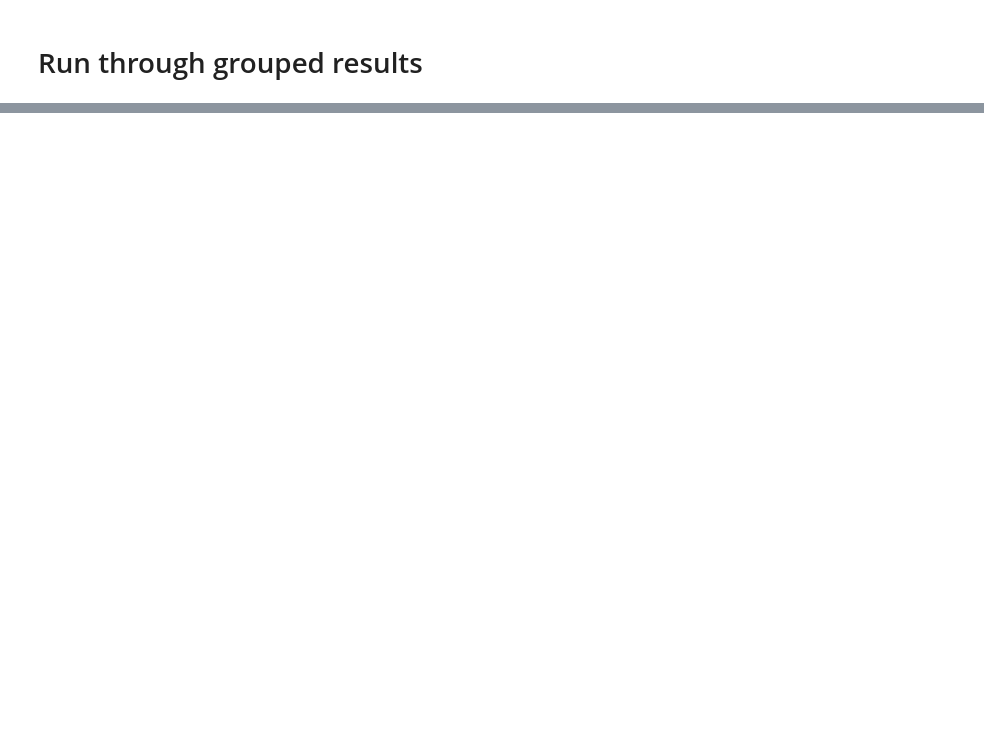
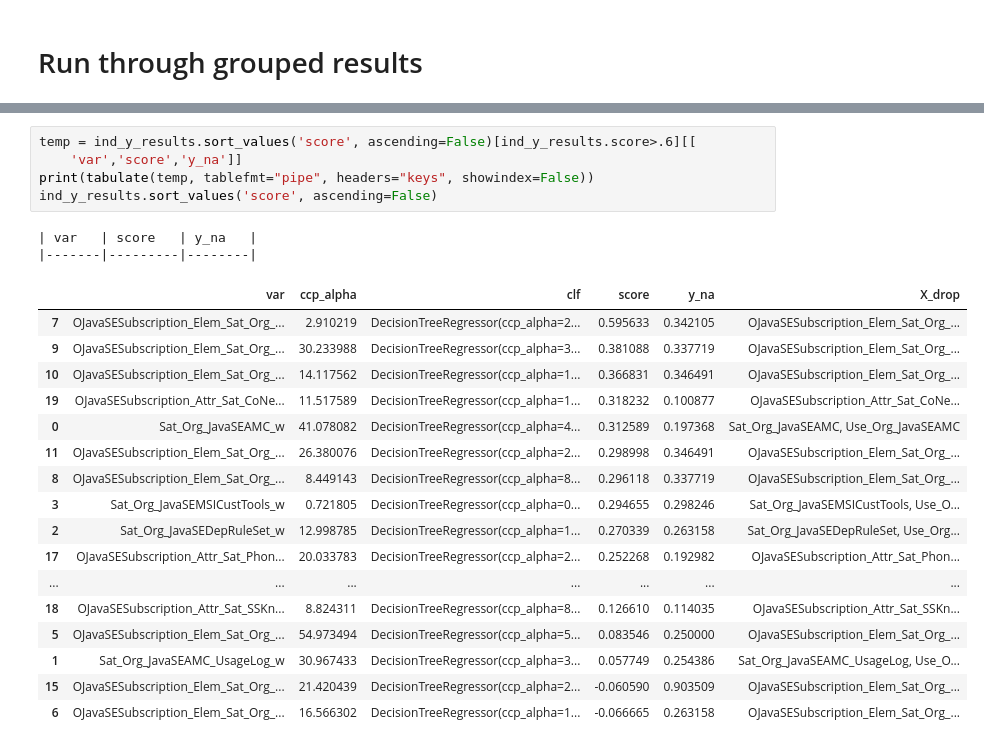
Before and after one commit to liouviaglou/JavaSE_202007, a Jupyter notebook: scripts/decision_trees.ipynb, the cells around one changed output, grey strips where cells are left out. Drawn from its saved outputs; the diff is of its cells as text; blank space fills up the shorter version.

```diff
--- a/scripts/decision_trees.ipynb
+++ b/scripts/decision_trees.ipynb
@@ -546,0 +830,25 @@ KeyError: "[('Sat_Org_JavaSEAMC', 'Sat_Org_JavaSEAMC_UsageLog', 'Sat_Org_JavaSED
+# %%
+temp = ind_y_results.sort_values('score', ascending=False)[ind_y_results.score>.6][[
+    'var','score','y_na']]
+print(tabulate(temp, tablefmt="pipe", headers="keys", showindex=False))
+ind_y_results.sort_values('score', ascending=False)
+# %% [output]
+| var   | score   | y_na   |
+|-------|---------|--------|
+|  | var | ccp_alpha | clf | score | y_na | X_drop |
+| 7 | OJavaSESubscription_Elem_Sat_Org_... | 2.910219 | DecisionTreeRegressor(ccp_alpha=2... | 0.595633 | 0.342105 | OJavaSESubscription_Elem_Sat_Org_... |
+| 9 | OJavaSESubscription_Elem_Sat_Org_... | 30.233988 | DecisionTreeRegressor(ccp_alpha=3... | 0.381088 | 0.337719 | OJavaSESubscription_Elem_Sat_Org_... |
+| 10 | OJavaSESubscription_Elem_Sat_Org_... | 14.117562 | DecisionTreeRegressor(ccp_alpha=1... | 0.366831 | 0.346491 | OJavaSESubscription_Elem_Sat_Org_... |
+| 19 | OJavaSESubscription_Attr_Sat_CoNe... | 11.517589 | DecisionTreeRegressor(ccp_alpha=1... | 0.318232 | 0.100877 | OJavaSESubscription_Attr_Sat_CoNe... |
+| 0 | Sat_Org_JavaSEAMC_w | 41.078082 | DecisionTreeRegressor(ccp_alpha=4... | 0.312589 | 0.197368 | Sat_Org_JavaSEAMC, Use_Org_JavaSEAMC |
+| 11 | OJavaSESubscription_Elem_Sat_Org_... | 26.380076 | DecisionTreeRegressor(ccp_alpha=2... | 0.298998 | 0.346491 | OJavaSESubscription_Elem_Sat_Org_... |
+| 8 | OJavaSESubscription_Elem_Sat_Org_... | 8.449143 | DecisionTreeRegressor(ccp_alpha=8... | 0.296118 | 0.337719 | OJavaSESubscription_Elem_Sat_Org_... |
+| 3 | Sat_Org_JavaSEMSICustTools_w | 0.721805 | DecisionTreeRegressor(ccp_alpha=0... | 0.294655 | 0.298246 | Sat_Org_JavaSEMSICustTools, Use_O... |
+| 2 | Sat_Org_JavaSEDepRuleSet_w | 12.998785 | DecisionTreeRegressor(ccp_alpha=1... | 0.270339 | 0.263158 | Sat_Org_JavaSEDepRuleSet, Use_Org... |
+| 17 | OJavaSESubscription_Attr_Sat_Phon... | 20.033783 | DecisionTreeRegressor(ccp_alpha=2... | 0.252268 | 0.192982 | OJavaSESubscription_Attr_Sat_Phon... |
+| ... | ... | ... | ... | ... | ... | ... |
+| 18 | OJavaSESubscription_Attr_Sat_SSKn... | 8.824311 | DecisionTreeRegressor(ccp_alpha=8... | 0.126610 | 0.114035 | OJavaSESubscription_Attr_Sat_SSKn... |
+| 5 | OJavaSESubscription_Elem_Sat_Org_... | 54.973494 | DecisionTreeRegressor(ccp_alpha=5... | 0.083546 | 0.250000 | OJavaSESubscription_Elem_Sat_Org_... |
+| 1 | Sat_Org_JavaSEAMC_UsageLog_w | 30.967433 | DecisionTreeRegressor(ccp_alpha=3... | 0.057749 | 0.254386 | Sat_Org_JavaSEAMC_UsageLog, Use_O... |
+| 15 | OJavaSESubscription_Elem_Sat_Org_... | 21.420439 | DecisionTreeRegressor(ccp_alpha=2... | -0.060590 | 0.903509 | OJavaSESubscription_Elem_Sat_Org_... |
+| 6 | OJavaSESubscription_Elem_Sat_Org_... | 16.566302 | DecisionTreeRegressor(ccp_alpha=1... | -0.066665 | 0.263158 | OJavaSESubscription_Elem_Sat_Org_... |
```
Also changed, not shown: parts of 47 cells of this notebook, 4 other files.
